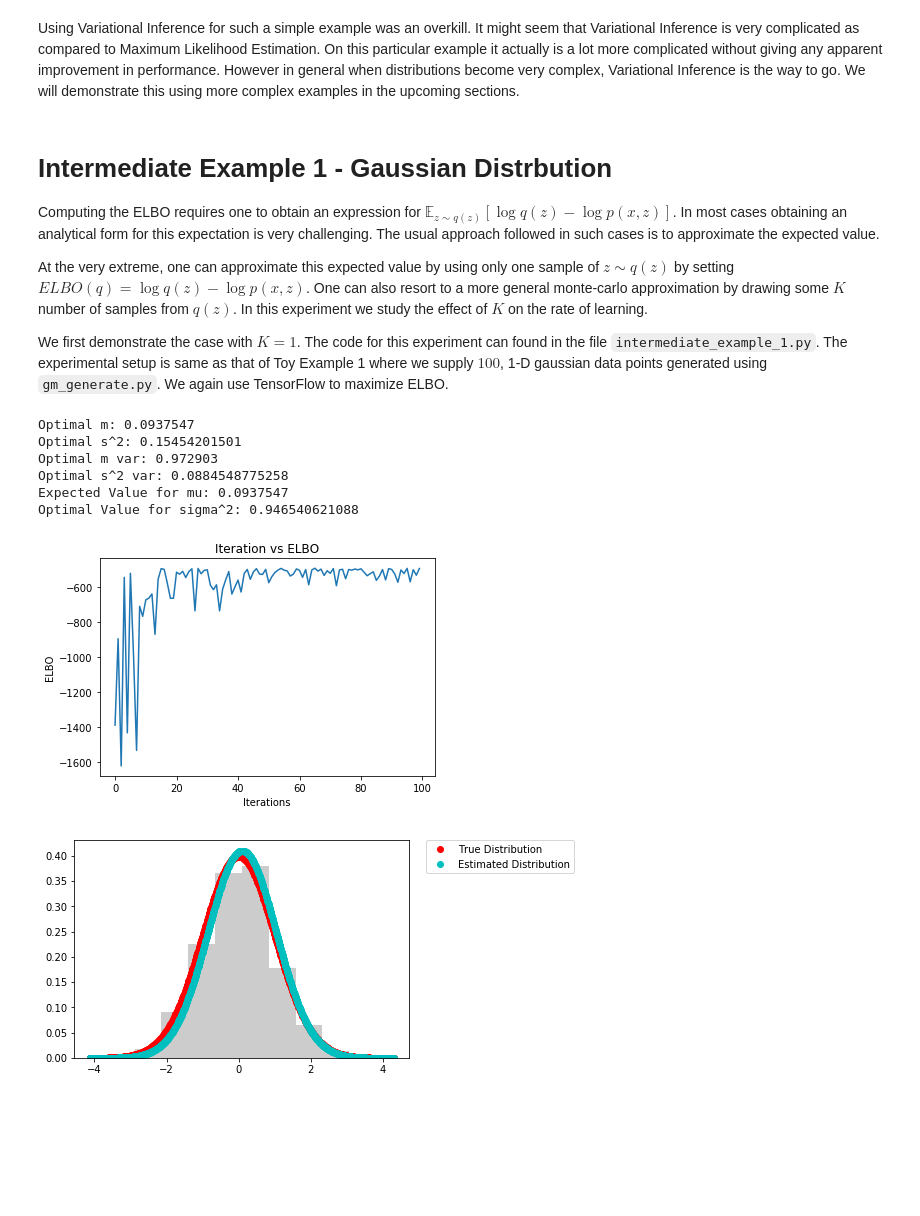
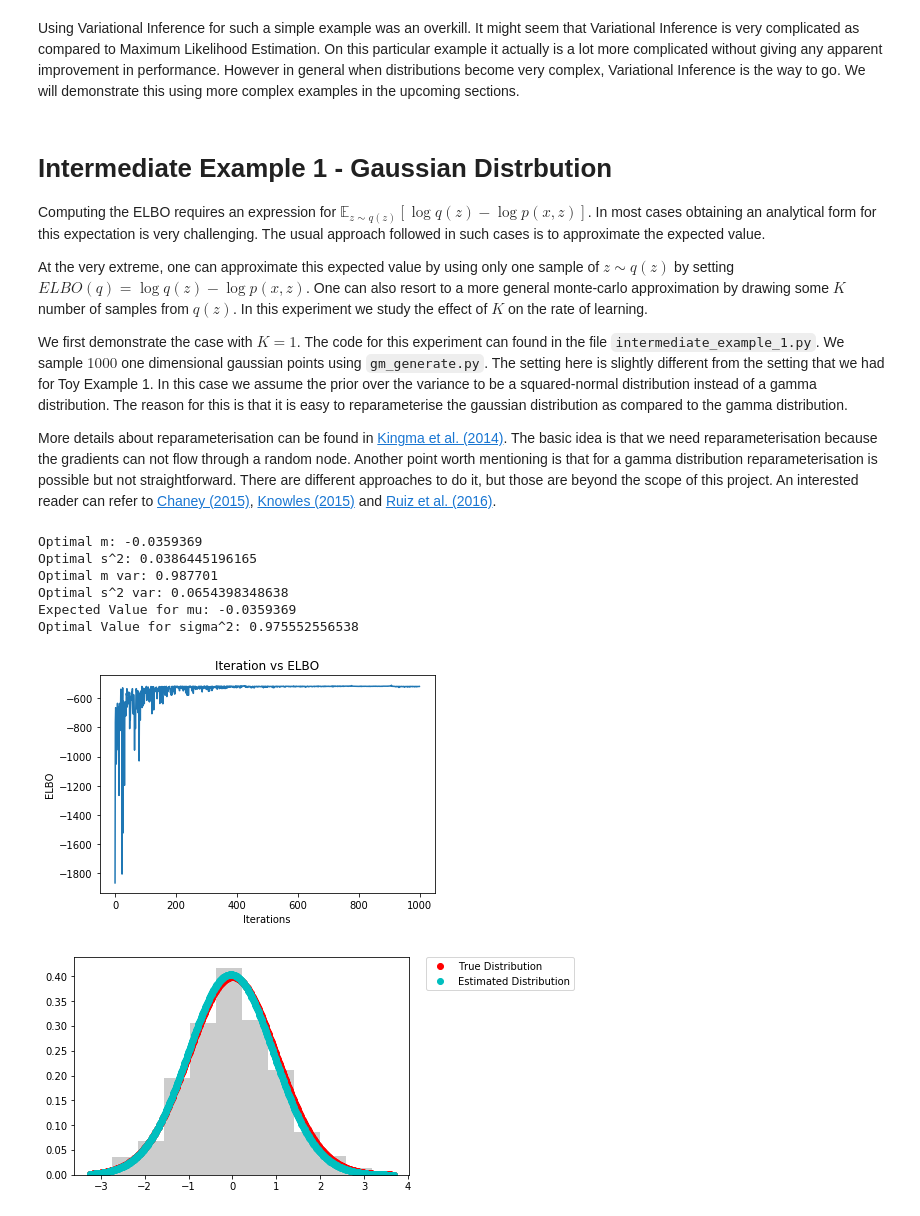
Before and after one commit to sh-gupta/VariationalInference, a Jupyter notebook: Basic Concepts.ipynb, the cells around one changed output. Cells and saved outputs as stored; diff of their text form; code cells hidden in the pictures; blank space fills up the shorter version.

Commit message:
Updated Intermediate Experiment 1

```diff
--- a/Basic Concepts.ipynb
+++ b/Basic Concepts.ipynb
@@ -368,36 +368,38 @@ Optimal Value for sigma^2: 1.44858366877
 Using Variational Inference for such a simple example was an overkill. It might seem that Variational Inference is very complicated as compared to Maximum Likelihood Estimation. On this particular example it actually is a lot more complicated without giving any apparent improvement in performance. However in general when distributions become very complex, Variational Inference is the way to go. We will demonstrate this using more complex examples in the upcoming sections.
 # %% [markdown]
 # Intermediate Example 1 - Gaussian Distrbution
-Computing the ELBO requires one to obtain an expression for $\mathbb{E}_{z \sim q(z)}[\log q(z)−\log p(x,z)]$. In most cases obtaining an analytical form for this expectation is very challenging. The usual approach followed in such cases is to approximate the expected value.
+Computing the ELBO requires an expression for $\mathbb{E}_{z \sim q(z)}[\log q(z)−\log p(x,z)]$. In most cases obtaining an analytical form for this expectation is very challenging. The usual approach followed in such cases is to approximate the expected value.
 
 At the very extreme, one can approximate this expected value by using only one sample of $z \sim q(z)$ by setting $ELBO(q) = \log q(z) - \log p(x, z)$. One can also resort to a more general monte-carlo approximation by drawing some $K$ number of samples from $q(z)$. In this experiment we study the effect of $K$ on the rate of learning.
 
-We first demonstrate the case with $K = 1$. The code for this experiment can found in the file ``intermediate_example_1.py``. The experimental setup is same as that of Toy Example 1 where we supply $100$, 1-D gaussian data points generated using ``gm_generate.py``. We again use TensorFlow to maximize ELBO.
+We first demonstrate the case with $K = 1$. The code for this experiment can found in the file ``intermediate_example_1.py``. We sample $1000$ one dimensional gaussian points using ``gm_generate.py``. The setting here is slightly different from the setting that we had for Toy Example 1. In this case we assume the prior over the variance to be a squared-normal distribution instead of a gamma distribution. The reason for this is that it is easy to reparameterise the gaussian distribution as compared to the gamma distribution.
+
+More details about reparameterisation can be found in [Kingma et al.  (2014)](https://arxiv.org/pdf/1312.6114.pdf). The basic idea is that we need reparameterisation because the gradients can not flow through a random node. Another point worth mentioning is that for a gamma distribution reparameterisation is possible but not straightforward. There are different approaches to do it, but those are beyond the scope of this project. An interested reader can refer to [Chaney (2015)](http://ajbc.io/resources/bbvi_for_gammas.pdf), [Knowles (2015)](https://arxiv.org/pdf/1509.01631.pdf) and [Ruiz et al. (2016)](https://arxiv.org/pdf/1610.02287.pdf).
 # %%
 # Approximating ELBO using a single sample
 from intermediate_example_1 import *
 
 data_mean = 0.0
 data_variance = 1.0
 num_examples = 1000
-num_iters = 100
+num_iters = 1000
 
 # Hyperparameters
 mu_p = 0.0
 sigma_p = 1.0
 mu_var_p = 0.0
 sigma_var_p = 1.0
 learning_rate=1e-2
 K = 1
 
 # Run the demo
 run_intermediate_example_1(num_examples, data_mean, data_variance, mu_p, sigma_p, mu_var_p, sigma_var_p, learning_rate, num_iters, K, num_examples)
 # %% [output]
-Optimal m: 0.0937547
-Optimal s^2: 0.15454201501
-Optimal m var: 0.972903
-Optimal s^2 var: 0.0884548775258
-Expected Value for mu: 0.0937547
-Optimal Value for sigma^2: 0.946540621088
+Optimal m: -0.0359369
+Optimal s^2: 0.0386445196165
+Optimal m var: 0.987701
+Optimal s^2 var: 0.0654398348638
+Expected Value for mu: -0.0359369
+Optimal Value for sigma^2: 0.975552556538
-[figure, old version]
+[figure, new version]
-[figure, old version]
+[figure, new version]
```
Also changed, not shown: parts of 3 cells of this notebook.
